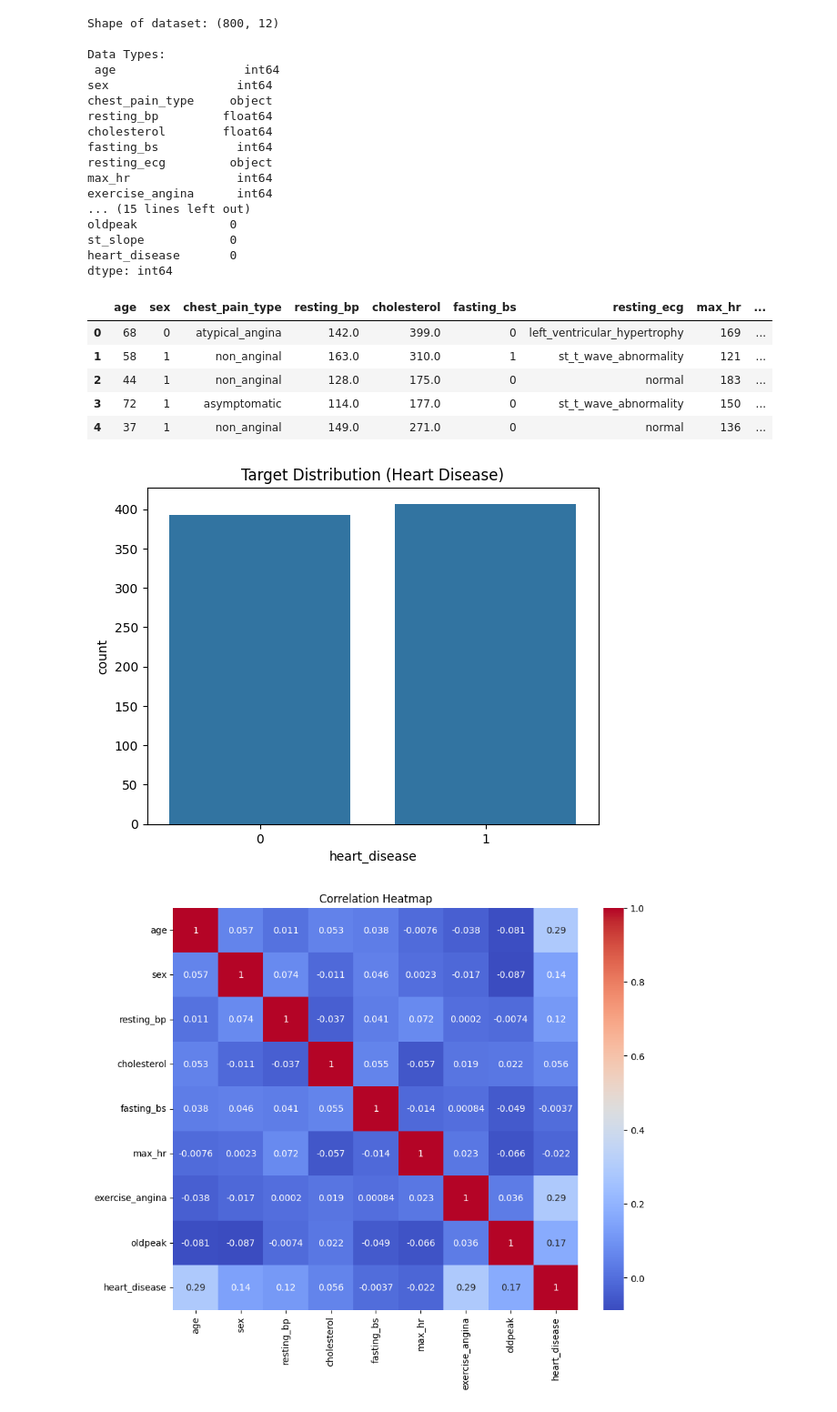
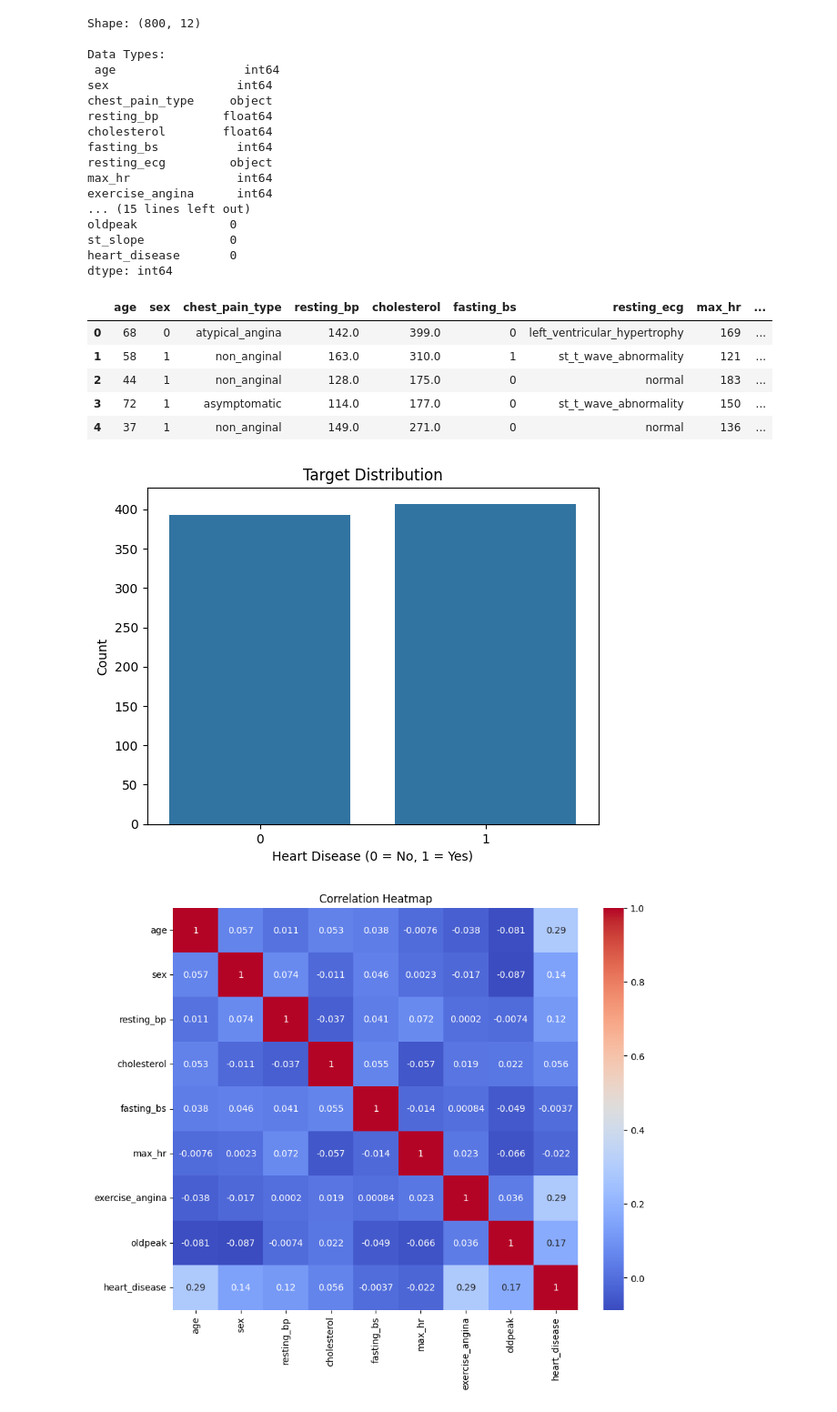
Before and after one commit to shlokss25/ml-assignment-shlok-sonawane, a Jupyter notebook: part_a/q1_supervised.ipynb, the cells around one changed output. Shown at 91% size. Drawn from its saved outputs; the diff is of its cells as text; code cells hidden in the pictures.

```diff
--- a/part_a/q1_supervised.ipynb
+++ b/part_a/q1_supervised.ipynb
@@ -8,23 +8,15 @@
 # %%
 import pandas as pd
-import numpy as np
 
-# Load dataset
 df = pd.read_csv('q1_heart_disease.csv')
 
-# Shape
-print("Shape of dataset:", df.shape)
+print("Shape:", df.shape)
+print("\nData Types: \n", df.dtypes)
+print("\nMissing Values: \n", df.isnull().sum())
 
-# Data types
-print("\nData Types:\n", df.dtypes)
-
-# Missing values
-print("\nMissing Values:\n", df.isnull().sum())
-
-# First 5 rows
 df.head()
 # %% [output]
-Shape of dataset: (800, 12)
+Shape: (800, 12)
 
 Data Types:
  age                  int64
@@ -56,13 +47,12 @@ dtype: int64
 # %%
-# 2. Exploratory Data Analysis
-
 import matplotlib.pyplot as plt
 import seaborn as sns
 
-# Target distribution
-sns.countplot(x='heart_disease', data=df)
-plt.title("Target Distribution (Heart Disease)")
+sns.countplot(x='heart_disease',data=df)
+plt.title("Target Distribution")
+plt.xlabel("Heart Disease (0 = No, 1 = Yes)")
+plt.ylabel("Count")
 plt.show()
 # %% [output]
-[figure, old version]
+[figure, new version]
 # %%
```
Also changed, not shown: parts of 25 cells of this notebook.
